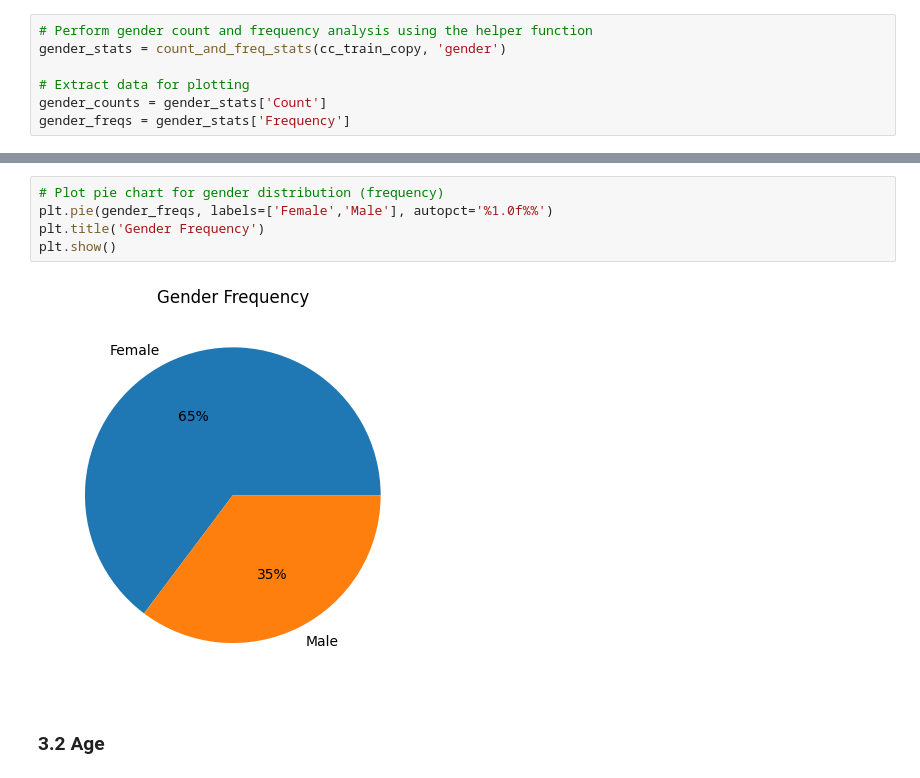
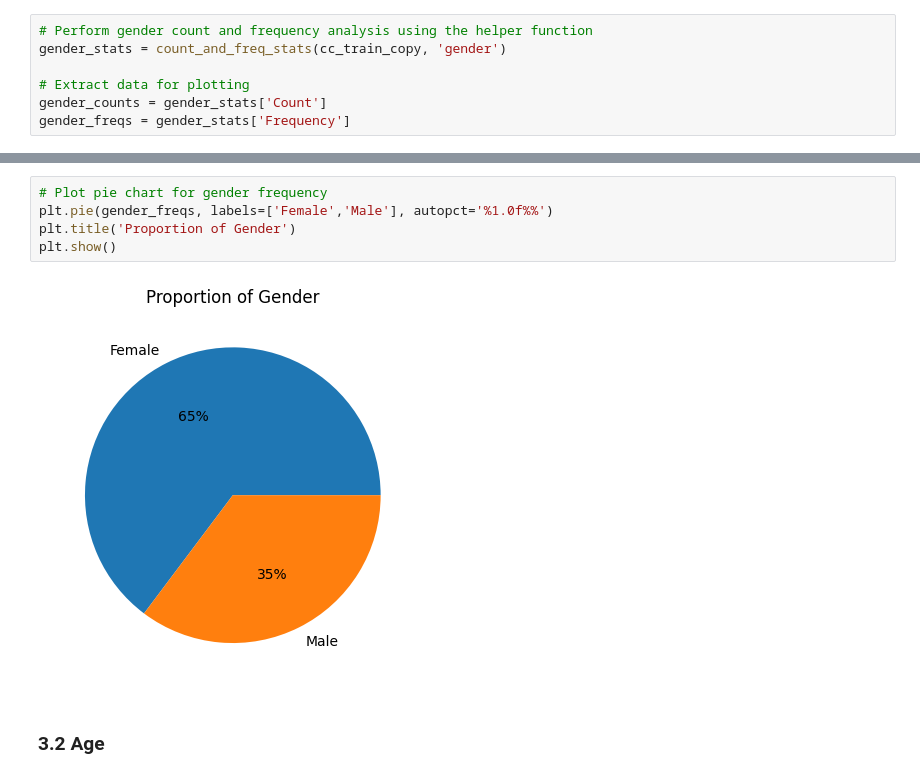
Before and after one commit to himaanssu/Credit_Card_Approval_Prediction, a Jupyter notebook: project.ipynb, the cells around one changed output, grey strips where cells are left out. Saved outputs shown, nothing was run; the diff lists cells and outputs as text.

```diff
--- a/project.ipynb
+++ b/project.ipynb
@@ -122,10 +122,10 @@ plt.show()
 # %%
-# Plot pie chart for gender distribution (frequency)
+# Plot pie chart for gender frequency
 plt.pie(gender_freqs, labels=['Female','Male'], autopct='%1.0f%%')
-plt.title('Gender Frequency')
+plt.title('Proportion of Gender')
 plt.show()
 # %% [output]
-[figure, old version]
+[figure, new version]
 # %% [markdown]
 ### 3.2 **Age**
 # %%
```
Also changed, not shown: parts of 16 cells of this notebook.
